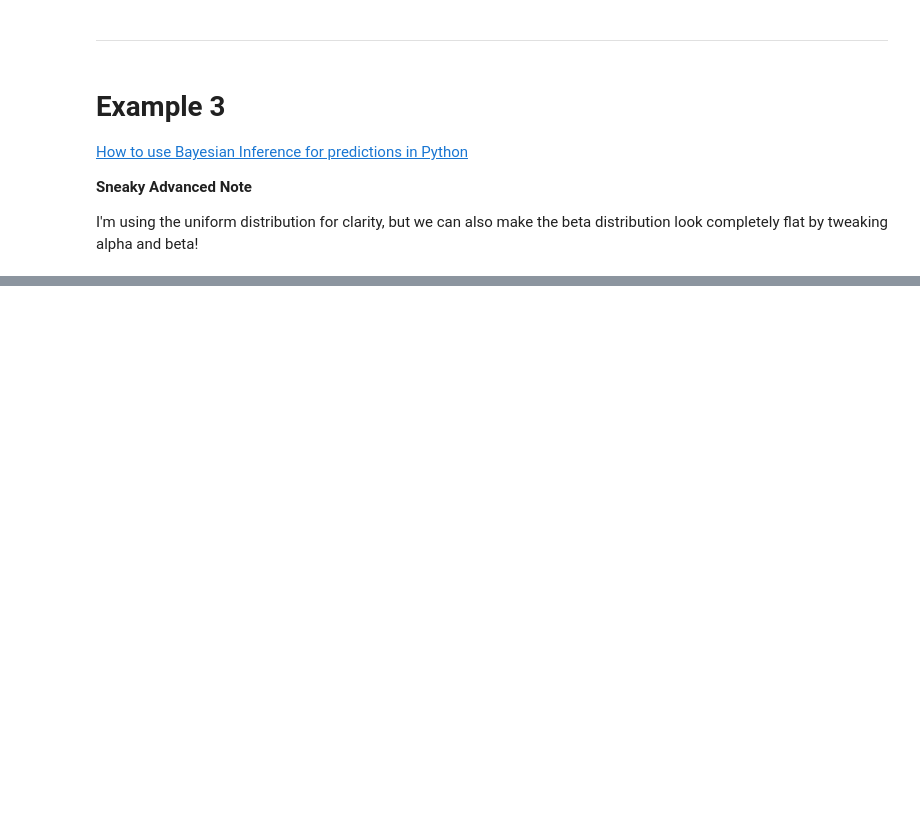
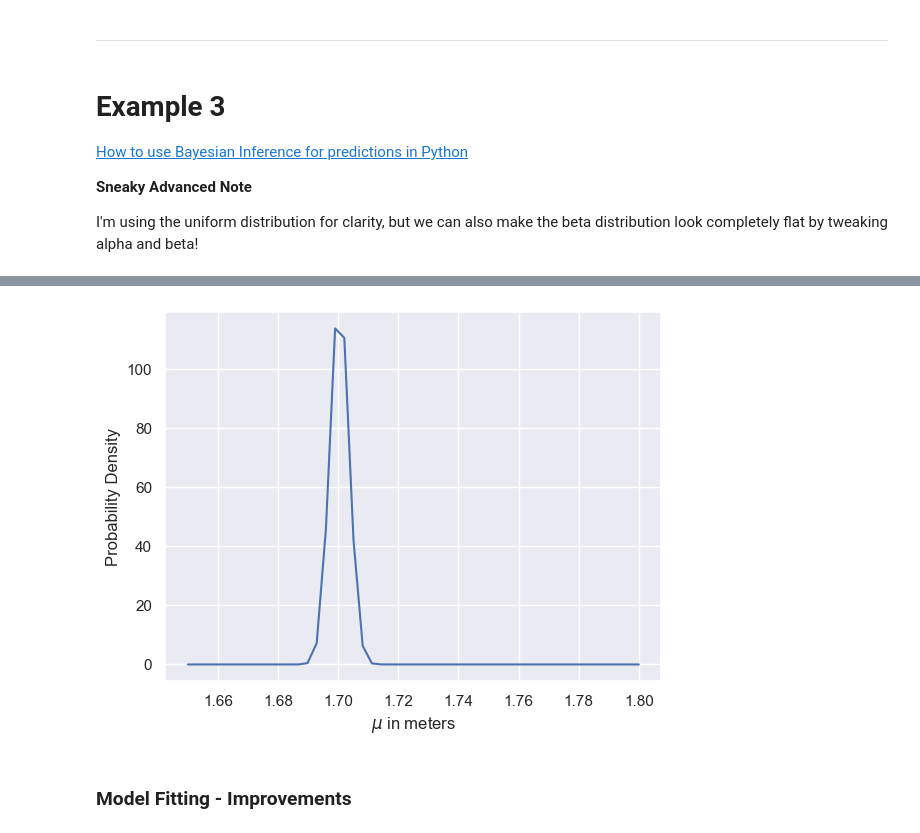
Before and after one commit to silviaelisabeth/SeaLevelExtremes, a Jupyter notebook: script/bayesian_example_simple.ipynb, the cells around one changed output, grey strips where cells are left out. Saved outputs shown, nothing was run; the diff lists cells and outputs as text; code cells hidden in the pictures; blank space fills up the shorter version.

```diff
--- a/script/bayesian_example_simple.ipynb
+++ b/script/bayesian_example_simple.ipynb
@@ -158,0 +206,5 @@ NameError: name 'beta_dist' is not defined
+# %%
+p_data = sp.integrate.trapezoid(unnormalized_posterior, mu)
+normalized_posterior = unnormalized_posterior/(p_data)
+
+normalized_posterior
@@ -158,0 +222,9 @@ NameError: name 'beta_dist' is not defined
+# %%
+plt.plot(mu, normalized_posterior)
+plt.xlabel("$\mu$ in meters")
+plt.ylabel("Probability Density")
+plt.show()
+# %% [output]
+[figure, added]
+# %% [markdown]
+### Model Fitting - Improvements
```
Also changed, not shown: parts of 21 cells of this notebook.
